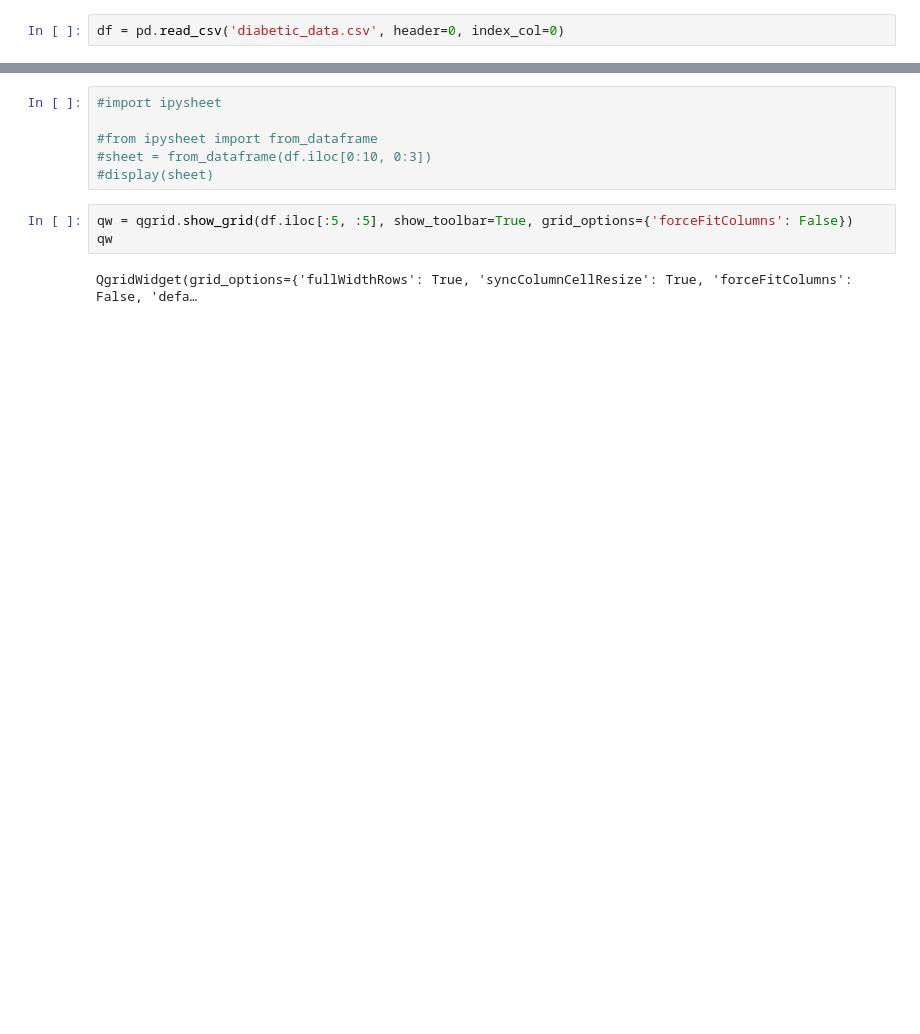
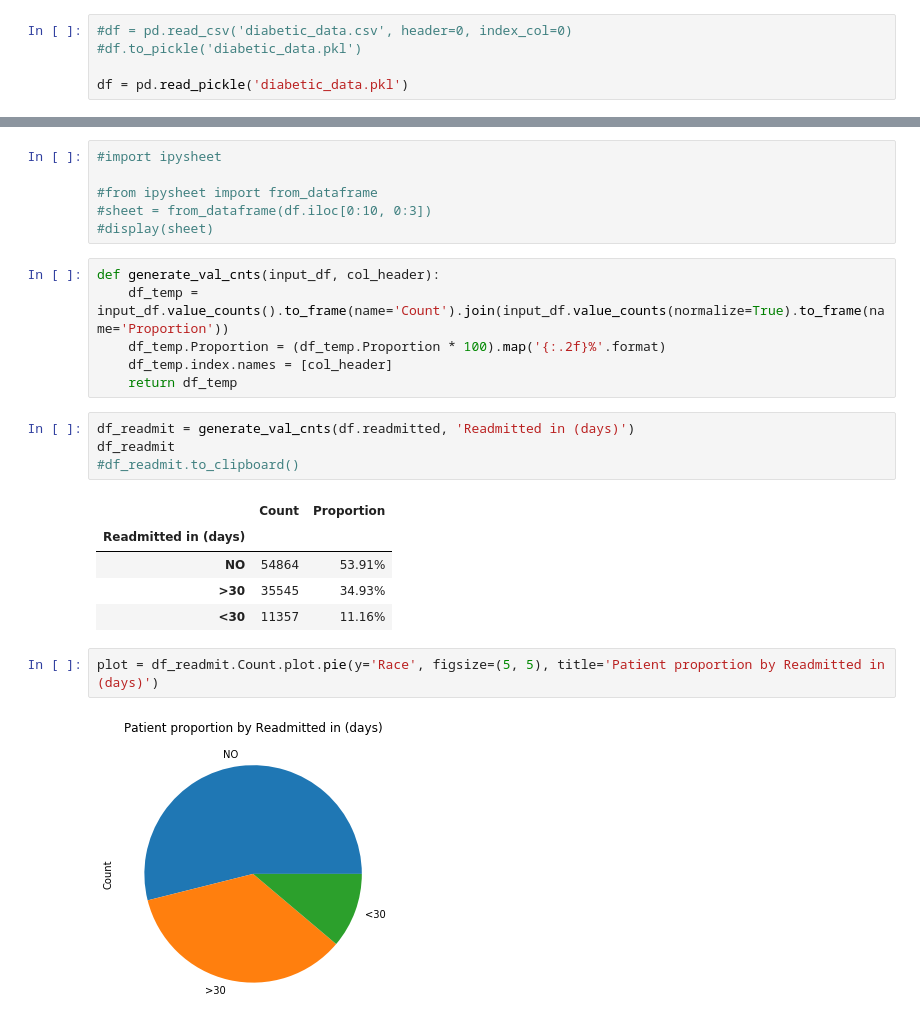
Before and after one commit to dsivie/hospital_readmissions, a Jupyter notebook: hospital_readmissions.ipynb, the cells around one changed output, grey strips where cells are left out. Cells and saved outputs as stored; diff of their text form; blank space fills up the shorter version.

```diff
--- a/hospital_readmissions.ipynb
+++ b/hospital_readmissions.ipynb
@@ -6,2 +59,5 @@ import qgrid
 # %%
-df = pd.read_csv('diabetic_data.csv', header=0, index_col=0)
+#df = pd.read_csv('diabetic_data.csv', header=0, index_col=0)
+#df.to_pickle('diabetic_data.pkl')
+
+df = pd.read_pickle('diabetic_data.pkl')
@@ -24,8 +133,23 @@ df.head()
 #from ipysheet import from_dataframe
 #sheet = from_dataframe(df.iloc[0:10, 0:3])
 #display(sheet)
-# %%
-qw = qgrid.show_grid(df.iloc[:5, :5], show_toolbar=True, grid_options={'forceFitColumns': False})
-qw
-# %% [output]
-QgridWidget(grid_options={'fullWidthRows': True, 'syncColumnCellResize': True, 'forceFitColumns': False, 'defa…
+# %%
+def generate_val_cnts(input_df, col_header):
+    df_temp = input_df.value_counts().to_frame(name='Count').join(input_df.value_counts(normalize=True).to_frame(name='Proportion'))
+    df_temp.Proportion = (df_temp.Proportion * 100).map('{:.2f}%'.format)
+    df_temp.index.names = [col_header]
+    return df_temp
+# %%
+df_readmit = generate_val_cnts(df.readmitted, 'Readmitted in (days)')
+df_readmit
+#df_readmit.to_clipboard()
+# %% [output]
+|  | Count | Proportion |
+| Readmitted in (days) |  |  |
+| NO | 54864 | 53.91% |
+| >30 | 35545 | 34.93% |
+| <30 | 11357 | 11.16% |
+# %%
+plot = df_readmit.Count.plot.pie(y='Race', figsize=(5, 5), title='Patient proportion by Readmitted in (days)')
+# %% [output]
+[figure, added]
```
Also changed, not shown: parts of 18 cells of this notebook.
